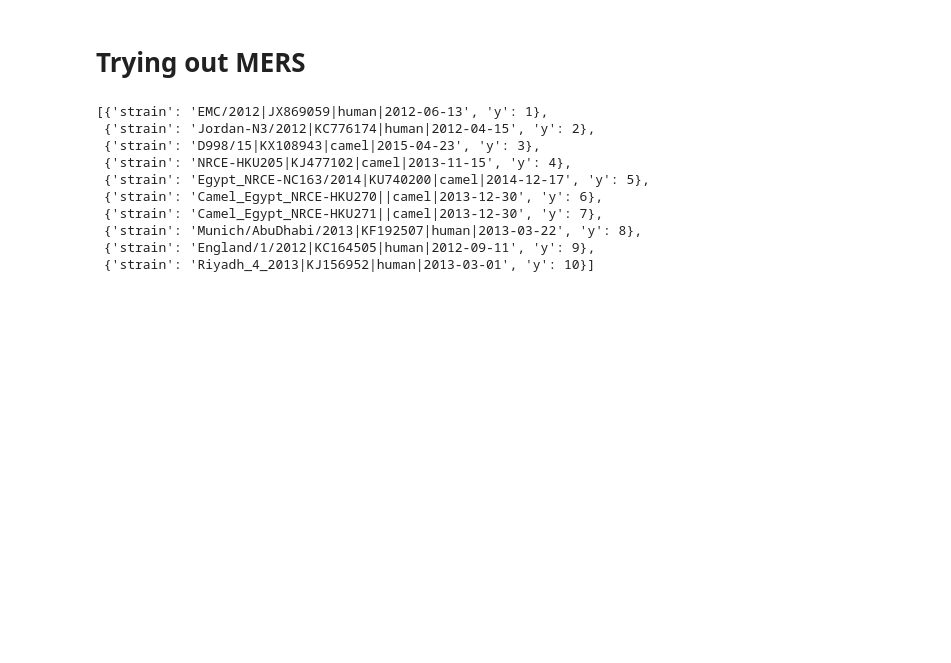
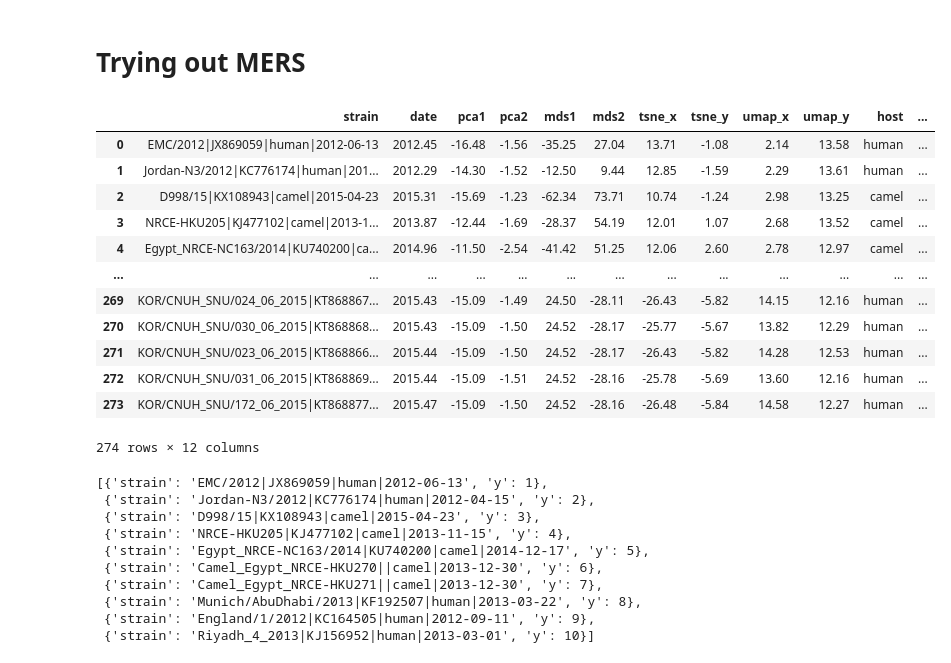
Before and after one commit to blab/cartography, a Jupyter notebook: mers-nextstrain/FinalNotebookMers09-05-2020.ipynb, the cells around one changed output. Saved outputs shown, nothing was run; the diff lists cells and outputs as text; code cells hidden in the pictures; blank space fills up the shorter version.

```diff
--- a/mers-nextstrain/FinalNotebookMers09-05-2020.ipynb
+++ b/mers-nextstrain/FinalNotebookMers09-05-2020.ipynb
@@ -42,3 +40,23 @@ tree = Bio.Phylo.read("../mers-nextstrain/results/tree.nwk", "newick")
+# %%
+node_df = pd.read_csv("results/table.tsv", sep="\t")
+# %%
+node_df.rename(columns={'num_date':'date', 'y_value':"y"}, inplace=True)
+# %%
+node_df
+# %% [output]
+|  | strain | date | pca1 | pca2 | mds1 | mds2 | tsne_x | tsne_y | umap_x | umap_y | host | ... |
+| 0 | EMC/2012|JX869059|human|2012-06-13 | 2012.45 | -16.48 | -1.56 | -35.25 | 27.04 | 13.71 | -1.08 | 2.14 | 13.58 | human | ... |
+| 1 | Jordan-N3/2012|KC776174|human|201... | 2012.29 | -14.30 | -1.52 | -12.50 | 9.44 | 12.85 | -1.59 | 2.29 | 13.61 | human | ... |
+| 2 | D998/15|KX108943|camel|2015-04-23 | 2015.31 | -15.69 | -1.23 | -62.34 | 73.71 | 10.74 | -1.24 | 2.98 | 13.25 | camel | ... |
+| 3 | NRCE-HKU205|KJ477102|camel|2013-1... | 2013.87 | -12.44 | -1.69 | -28.37 | 54.19 | 12.01 | 1.07 | 2.68 | 13.52 | camel | ... |
+| 4 | Egypt_NRCE-NC163/2014|KU740200|ca... | 2014.96 | -11.50 | -2.54 | -41.42 | 51.25 | 12.06 | 2.60 | 2.78 | 12.97 | camel | ... |
+| ... | ... | ... | ... | ... | ... | ... | ... | ... | ... | ... | ... | ... |
+| 269 | KOR/CNUH_SNU/024_06_2015|KT868867... | 2015.43 | -15.09 | -1.49 | 24.50 | -28.11 | -26.43 | -5.82 | 14.15 | 12.16 | human | ... |
+| 270 | KOR/CNUH_SNU/030_06_2015|KT868868... | 2015.43 | -15.09 | -1.50 | 24.52 | -28.17 | -25.77 | -5.67 | 13.82 | 12.29 | human | ... |
+| 271 | KOR/CNUH_SNU/023_06_2015|KT868866... | 2015.44 | -15.09 | -1.50 | 24.52 | -28.17 | -26.43 | -5.82 | 14.28 | 12.53 | human | ... |
+| 272 | KOR/CNUH_SNU/031_06_2015|KT868869... | 2015.44 | -15.09 | -1.51 | 24.52 | -28.16 | -25.78 | -5.69 | 13.60 | 12.16 | human | ... |
+| 273 | KOR/CNUH_SNU/172_06_2015|KT868877... | 2015.47 | -15.09 | -1.50 | 24.52 | -28.16 | -26.48 | -5.84 | 14.58 | 12.27 | human | ... |
+274 rows × 12 columns
 # %%
 tree_records = []
 heights = get_y_positions(tree)
```
Also changed, not shown: parts of 20 cells of this notebook, 12 other files.
